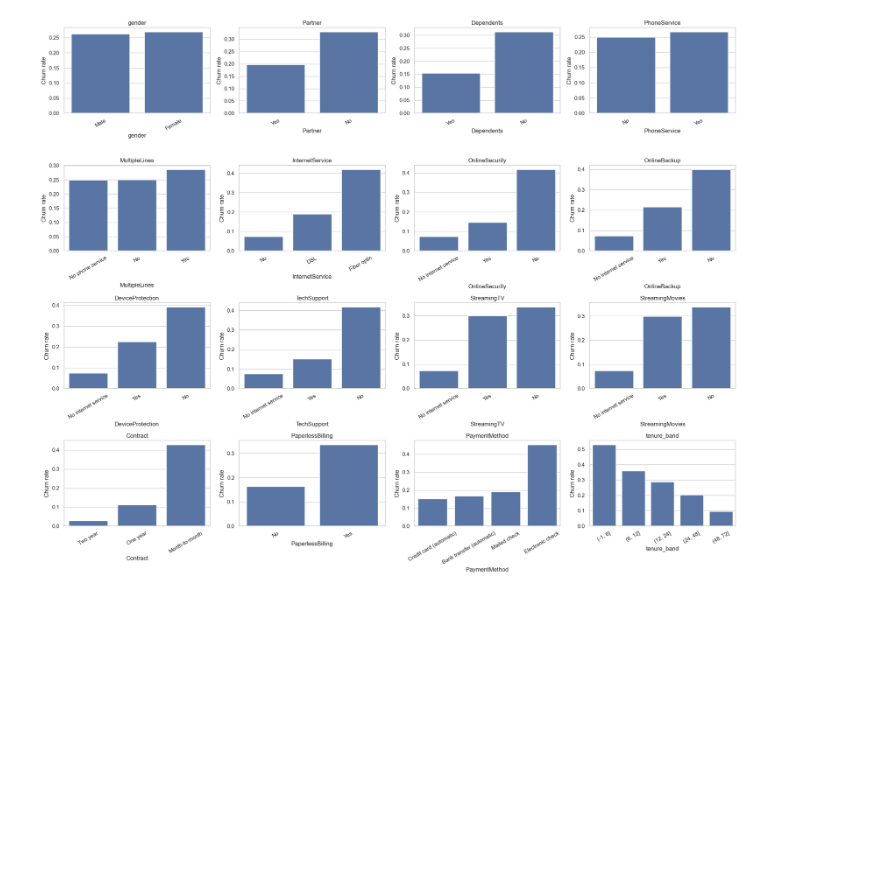
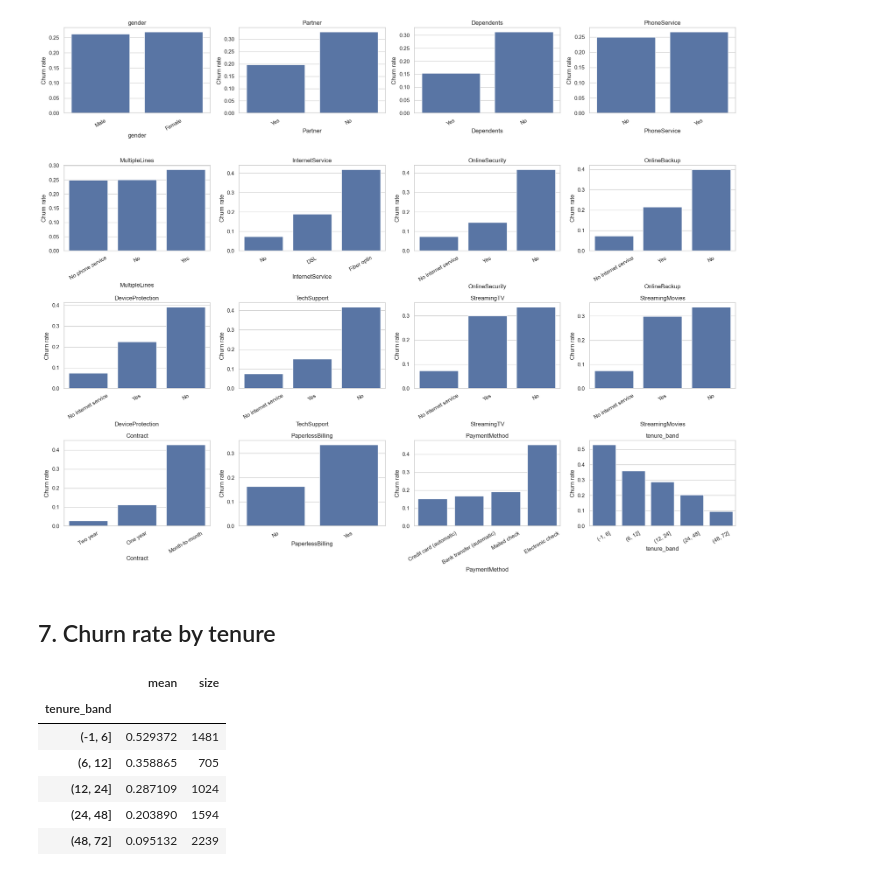
Before and after one commit to methuliH/telco-churn-coursework, a Jupyter notebook: notebooks/Task_01.ipynb, the cells around one changed output. Cells and saved outputs as stored; diff of their text form; code cells hidden in the pictures; blank space fills up the shorter version.

Commit message:
Add churn rate by tenure band

```diff
--- a/notebooks/Task_01.ipynb
+++ b/notebooks/Task_01.ipynb
@@ -188,3 +188,17 @@ plt.tight_layout()
 plt.show()
 # %% [output]
 [figure]
+# %% [markdown]
+## 7. Churn rate by tenure
+# %%
+# Groups customers into tenure bands and shows the churn rate and customer count for each band
+df['tenure_band'] = pd.cut(df['tenure'], [-1, 6, 12, 24, 48, 72])
+df.groupby('tenure_band', observed=True)['ChurnFlag'].agg(['mean', 'size'])
+# %% [output]
+|  | mean | size |
+| tenure_band |  |  |
+| (-1, 6] | 0.529372 | 1481 |
+| (6, 12] | 0.358865 | 705 |
+| (12, 24] | 0.287109 | 1024 |
+| (24, 48] | 0.203890 | 1594 |
+| (48, 72] | 0.095132 | 2239 |
```
